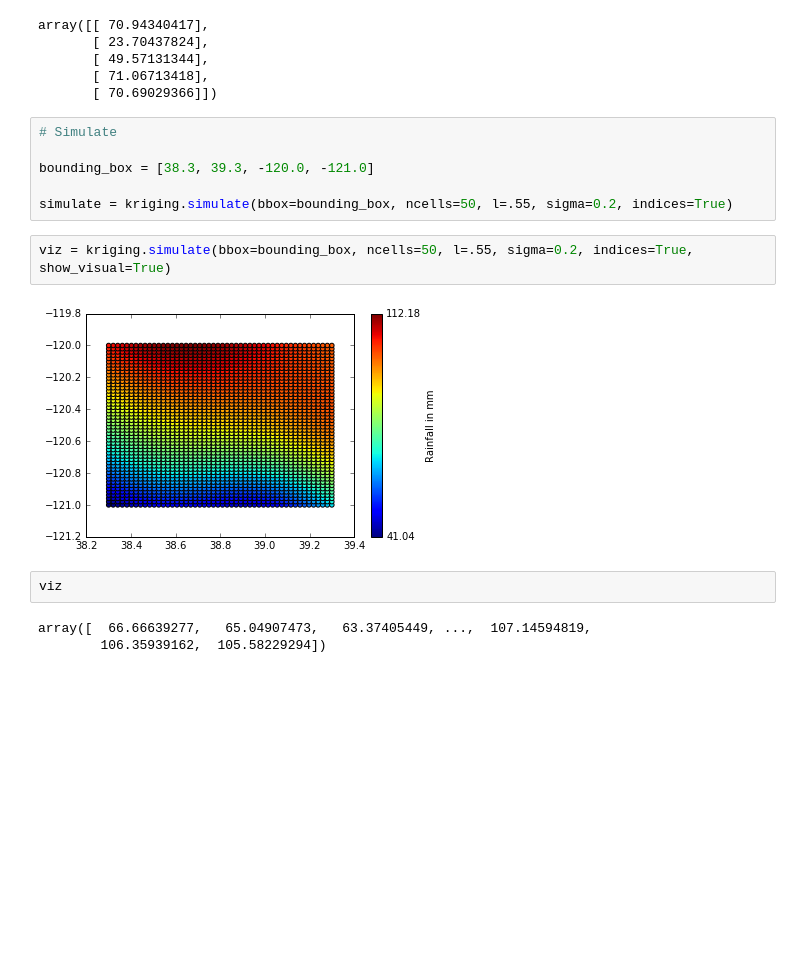
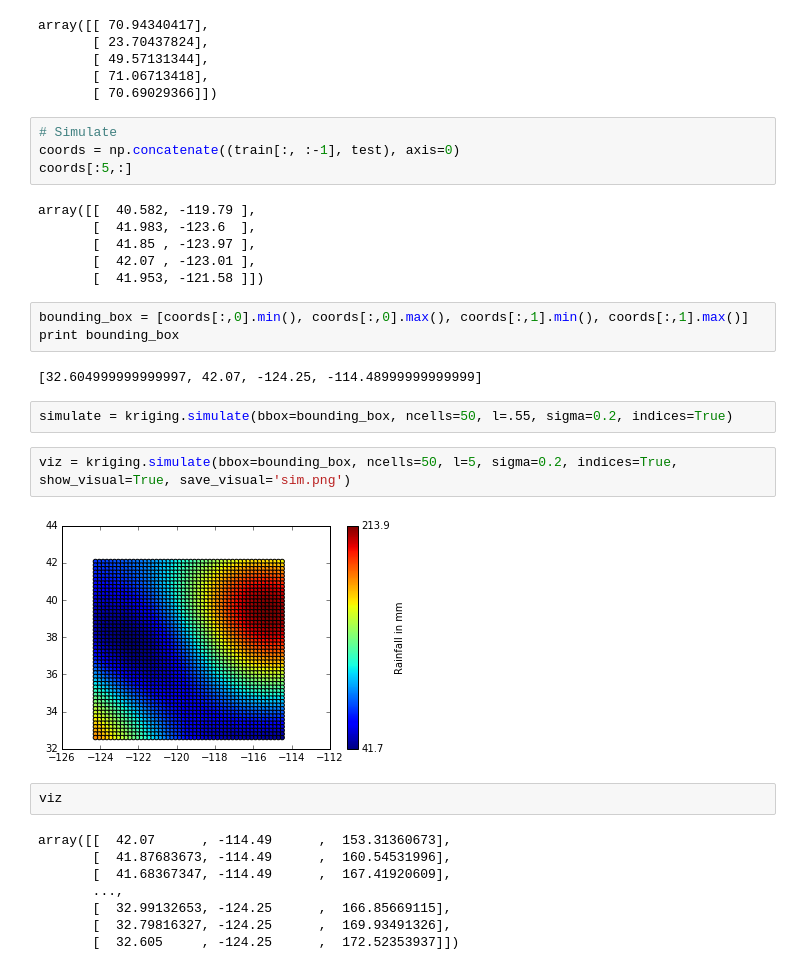
Before and after one commit to pksohn/geostatistics, a Jupyter notebook: testing.ipynb, the cells around one changed output. Saved outputs shown, nothing was run; the diff lists cells and outputs as text; blank space fills up the shorter version.

```diff
--- a/testing.ipynb
+++ b/testing.ipynb
@@ -43,18 +47,34 @@ array([[ 70.94340417],
        [ 49.57131344],
        [ 71.06713418],
        [ 70.69029366]])
+# %%
+# Simulate
+coords = np.concatenate((train[:, :-1], test), axis=0)
+coords[:5,:]
+# %% [output]
+array([[  40.582, -119.79 ],
+       [  41.983, -123.6  ],
+       [  41.85 , -123.97 ],
+       [  42.07 , -123.01 ],
+       [  41.953, -121.58 ]])
+# %%
+bounding_box = [coords[:,0].min(), coords[:,0].max(), coords[:,1].min(), coords[:,1].max()]
+print bounding_box
+# %% [output]
+[32.604999999999997, 42.07, -124.25, -114.48999999999999]
 # %%
-# Simulate
-
-bounding_box = [38.3, 39.3, -120.0, -121.0]
-
 simulate = kriging.simulate(bbox=bounding_box, ncells=50, l=.55, sigma=0.2, indices=True)
 # %%
-viz = kriging.simulate(bbox=bounding_box, ncells=50, l=.55, sigma=0.2, indices=True, show_visual=True)
+viz = kriging.simulate(bbox=bounding_box, ncells=50, l=5, sigma=0.2, indices=True, show_visual=True, save_visual='sim.png')
 # %% [output]
-[figure, old version]
+[figure, new version]
 # %%
 viz
 # %% [output]
-array([  66.66639277,   65.04907473,   63.37405449, ...,  107.14594819,
-        106.35939162,  105.58229294])
+array([[  42.07      , -114.49      ,  153.31360673],
+       [  41.87683673, -114.49      ,  160.54531996],
+       [  41.68367347, -114.49      ,  167.41920609],
+       ...,
+       [  32.99132653, -124.25      ,  166.85669115],
+       [  32.79816327, -124.25      ,  169.93491326],
+       [  32.605     , -124.25      ,  172.52353937]])
```
Also changed, not shown: parts of 4 cells of this notebook, 9 other files.
